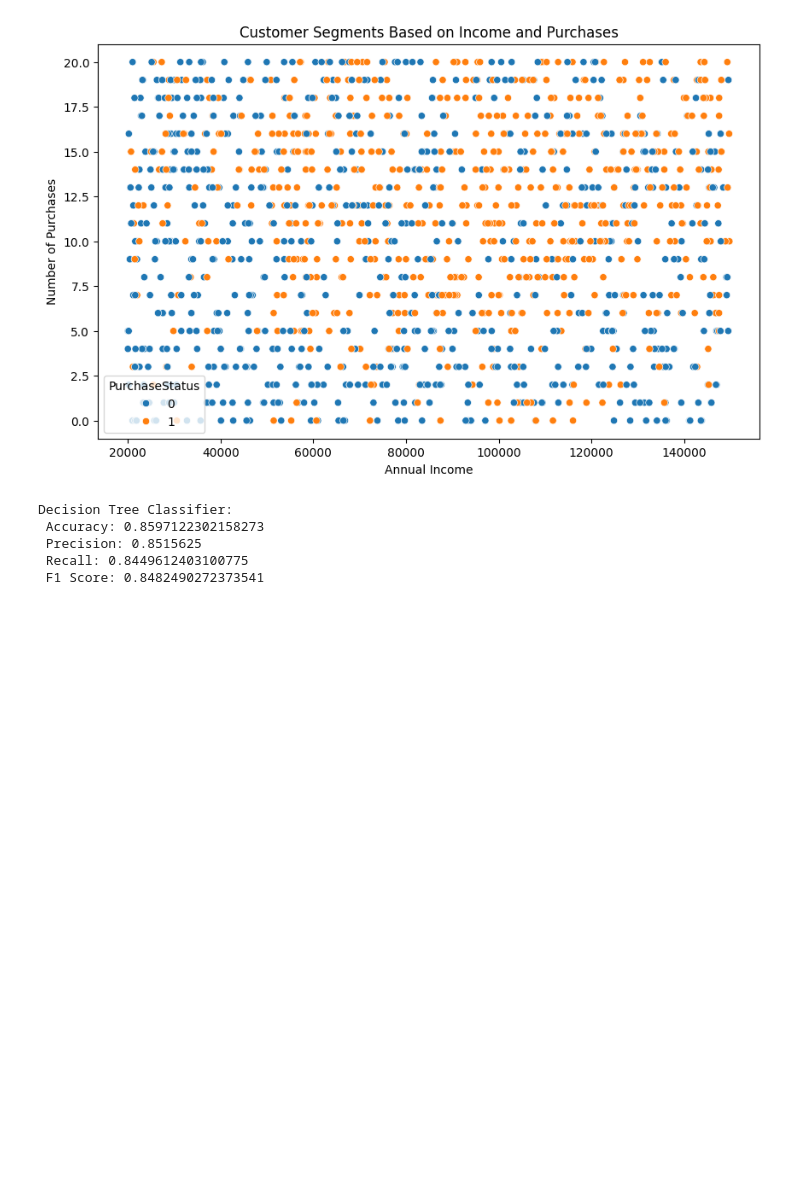
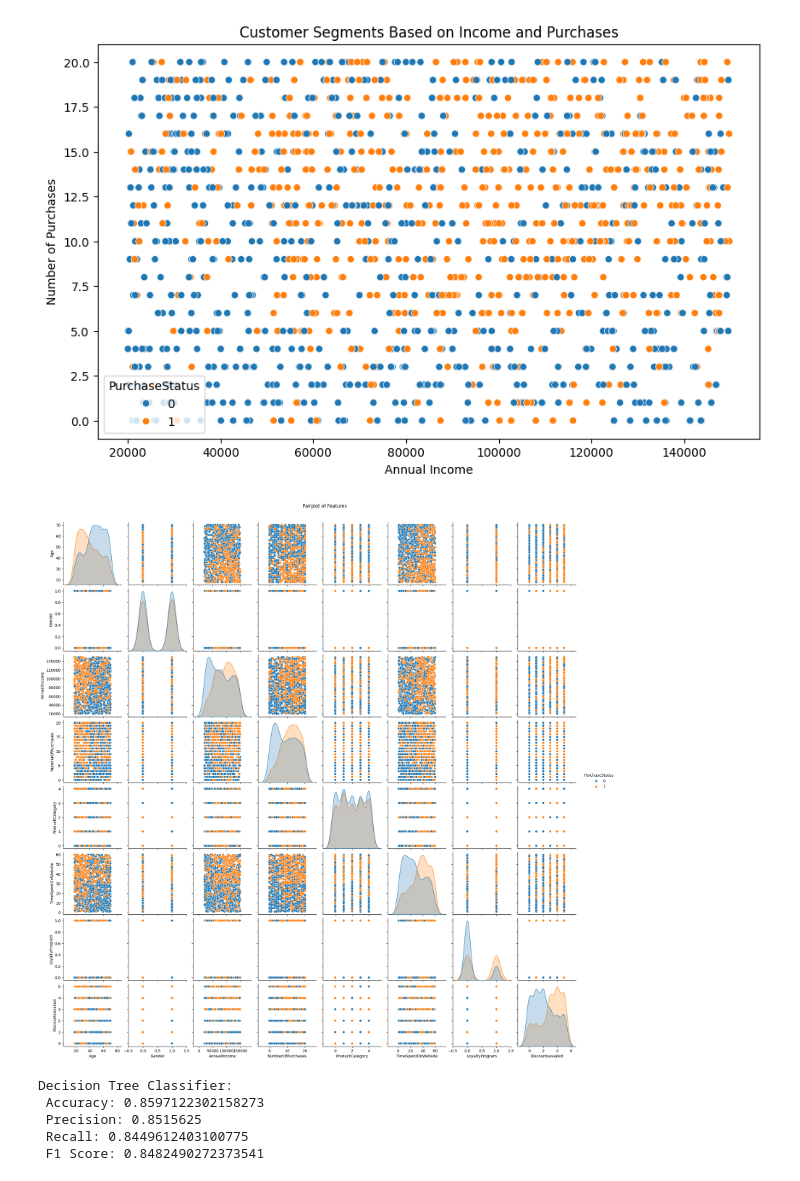
Before and after one commit to abhishek22112001/Ml-finalproject, a Jupyter notebook: CUSTOMER_PREDICTION.ipynb, the cells around one changed output. Saved outputs shown, nothing was run; the diff lists cells and outputs as text; code cells hidden in the pictures; blank space fills up the shorter version.

```diff
--- a/CUSTOMER_PREDICTION.ipynb
+++ b/CUSTOMER_PREDICTION.ipynb
@@ -246,6 +239,12 @@ plt.ylabel('Number of Purchases')
 plt.show()
 # %% [output]
 [figure]
+# %%
+sns.pairplot(data, hue='PurchaseStatus')
+plt.suptitle('Pairplot of Features', y=1.02)
+plt.show()
+# %% [output]
+[figure, added]
 # %%
 # Split the data
 X = data.drop('PurchaseStatus', axis=1)
```
Also changed, not shown: parts of 3 cells of this notebook.
